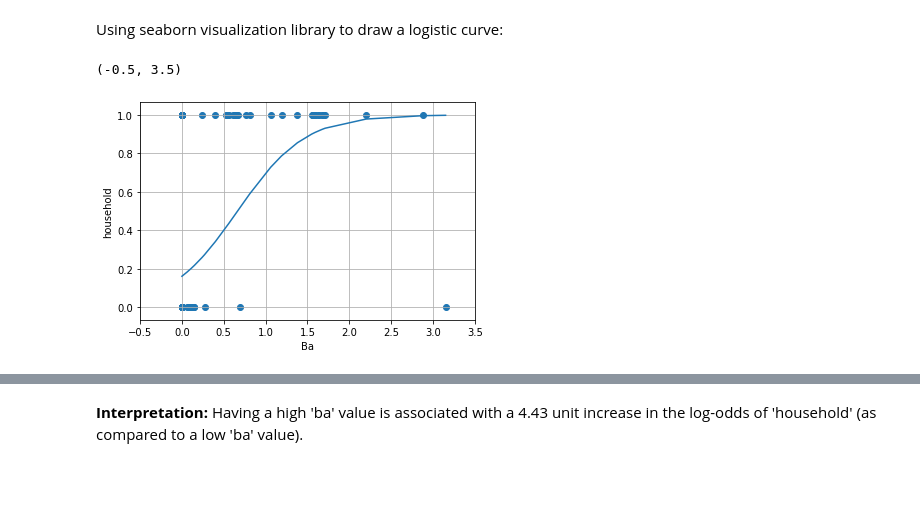
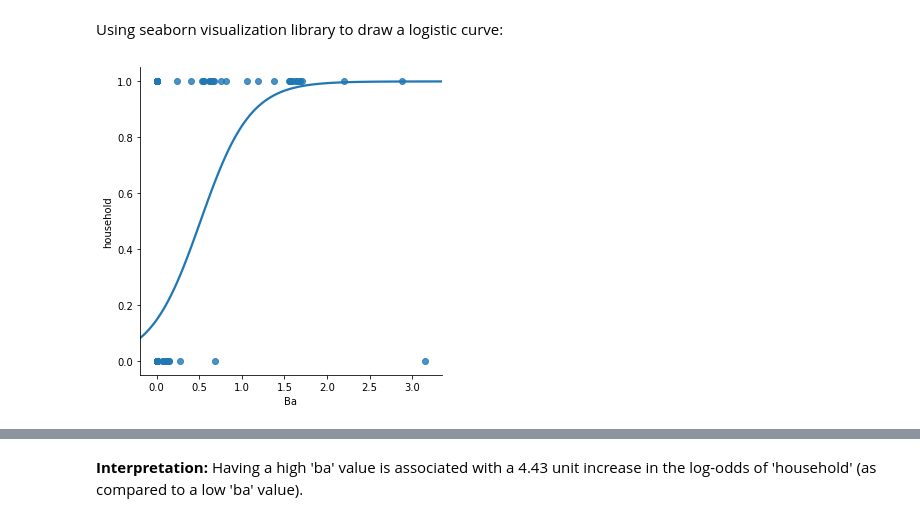
Before and after one commit to apricoteriop456/whh-python-homework, a Jupyter notebook: scikit-learn-exercises/regression-exercises/Exercise1.ipynb, the cells around one changed output, grey strips where cells are left out. Saved outputs shown, nothing was run; the diff lists cells and outputs as text; code cells hidden in the pictures; blank space fills up the shorter version.

```diff
--- a/scikit-learn-exercises/regression-exercises/Exercise1.ipynb
+++ b/scikit-learn-exercises/regression-exercises/Exercise1.ipynb
@@ -286,0 +271,3 @@ household_Ba_pred=model_log.predict_proba(data['Ba'].values.reshape(-1,1))
+# %%
+glass['high_ba']=np.where(glass.Ba>0.5,1,0)
+glass.head()
@@ -287,14 +282,2 @@ household_Ba_pred=model_log.predict_proba(data['Ba'].values.reshape(-1,1))
 # %% [markdown]
 Using seaborn visualization library to draw a logistic curve:
-# %%
-import seaborn as sns
-plt.scatter(data['Ba'],data.household)
-plt.plot(data['Ba'],household_Ba_pred[:,1])
-plt.style.use('ggplot')
-plt.grid(True)
-plt.xlabel('Ba')
-plt.ylabel('household')
-plt.xlim((-0.5,3.5))
-# %% [output]
-(-0.5, 3.5)
-[figure, removed]
@@ -304,0 +284,6 @@ plt.xlim((-0.5,3.5))
+# %%
+import seaborn as sns
+sns.lmplot('Ba','household',data=glass,logistic=True,ci=None)
+plt.show()
+# %% [output]
+[figure, added]
```
Also changed, not shown: parts of 9 cells of this notebook, 2 other files.
